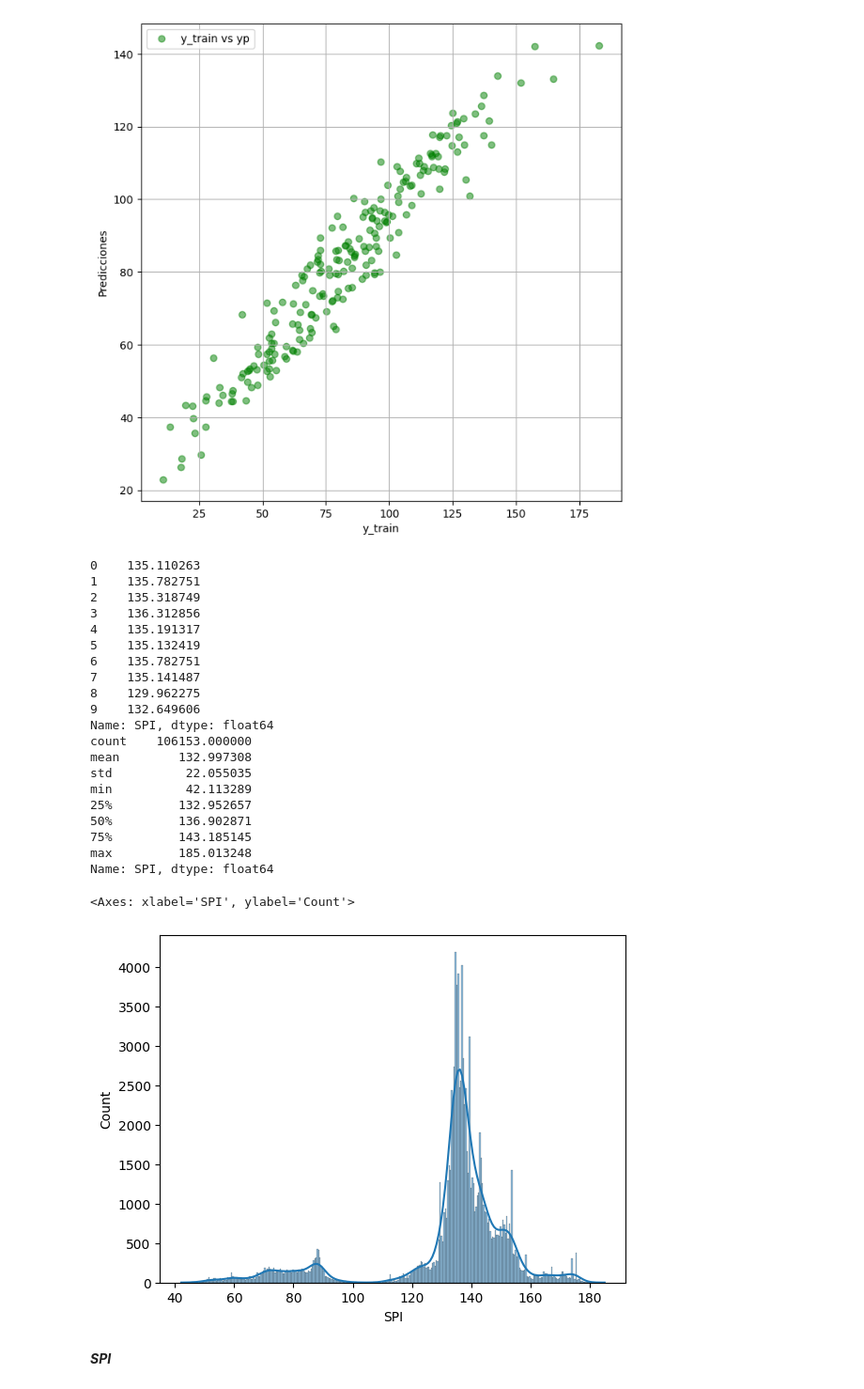
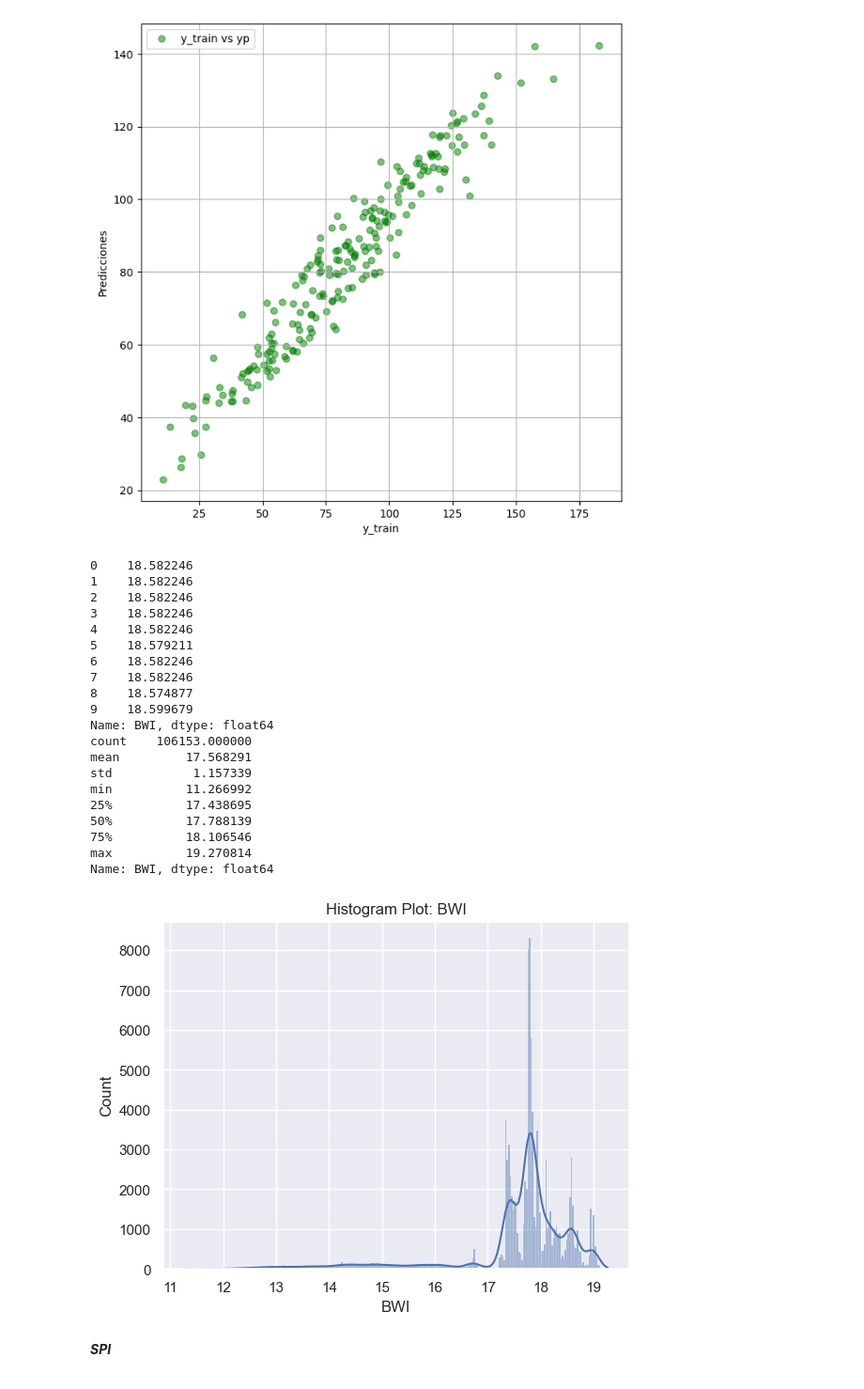
Before and after one commit to MichaelCueto/GeologyML23, a Jupyter notebook: 02_Codigo/borrador.ipynb, the cells around one changed output. Shown at 94% size. Drawn from its saved outputs; the diff is of its cells as text; code cells hidden in the pictures.

```diff
--- a/02_Codigo/borrador.ipynb
+++ b/02_Codigo/borrador.ipynb
@@ -380,11 +380,11 @@ class RF_predict():
             mask = df[element] >= ley
             df_filtered = df[mask]
             x_model1 = df_filtered[['Cu%', 'Mo%', 'AgPPM', 'AuPPM', 'Al%', 'Ca%', 'Fe%', 'Mg%', 'Na%', 'S%','BWI']]
-            result_model1 = Model_1(x_model1)*1.2
+            result_model1 = Model_1(x_model1)*1.18
             df.loc[mask, self.target2] = result_model1
             df_not_filtered = df[~mask]
             x_model2 = df_not_filtered[['Cu%', 'Mo%', 'AgPPM', 'AuPPM', 'Al%', 'Ca%', 'Fe%', 'Mg%', 'Na%', 'S%','BWI']]
-            result_model2 = Model_2(x_model2)*0.88
+            result_model2 = Model_2(x_model2)*0.97
             df.loc[~mask, self.target2] = result_model2
             #SPI
             #Model_1 factor
@@ -395,38 +395,40 @@ class RF_predict():
 # %%
 target1 = 'BWI'
 target2 = 'SPI'
 root = '../03_BBDD/bwilt23.3.xlsx'
 root_model_bwi = '../04_Model/Hardness/BWI/BWI_1ley/'
 root_model_spi = '../04_Model/Hardness/SPI/SPI_1ley/'
 
 g = RF_predict(target1,target2,root,root_model_spi,root_model_bwi)
 k = g.SPI_Predict()
 k
-print(k[target2].head(10))
-print(k.describe()[target2])
-sns.histplot(k[target2],kde=True)
+print(k[target1].head(10))
+print(k.describe()[target1])
+sns.set_theme()
+sns.histplot(k[target1],kde=True)
+plt.title(f'Histogram Plot: {target1}')
+plt.show()
 # %% [output]
-0    135.110263
-1    135.782751
-2    135.318749
-3    136.312856
-4    135.191317
-5    135.132419
-6    135.782751
-7    135.141487
-8    129.962275
-9    132.649606
-Name: SPI, dtype: float64
+0    18.582246
+1    18.582246
+2    18.582246
+3    18.582246
+4    18.582246
+5    18.579211
+6    18.582246
+7    18.582246
+8    18.574877
+9    18.599679
+Name: BWI, dtype: float64
 count    106153.000000
-mean        132.997308
-std          22.055035
-min          42.113289
-25%         132.952657
-50%         136.902871
-75%         143.185145
-max         185.013248
-Name: SPI, dtype: float64
+mean         17.568291
+std           1.157339
+min          11.266992
+25%          17.438695
+50%          17.788139
+75%          18.106546
+max          19.270814
+Name: BWI, dtype: float64
-<Axes: xlabel='SPI', ylabel='Count'>
-[figure, old version]
+[figure, new version]
 # %% [markdown]
 ***SPI***
```
Also changed, not shown: parts of 1 cell of this notebook, 11 other files.
